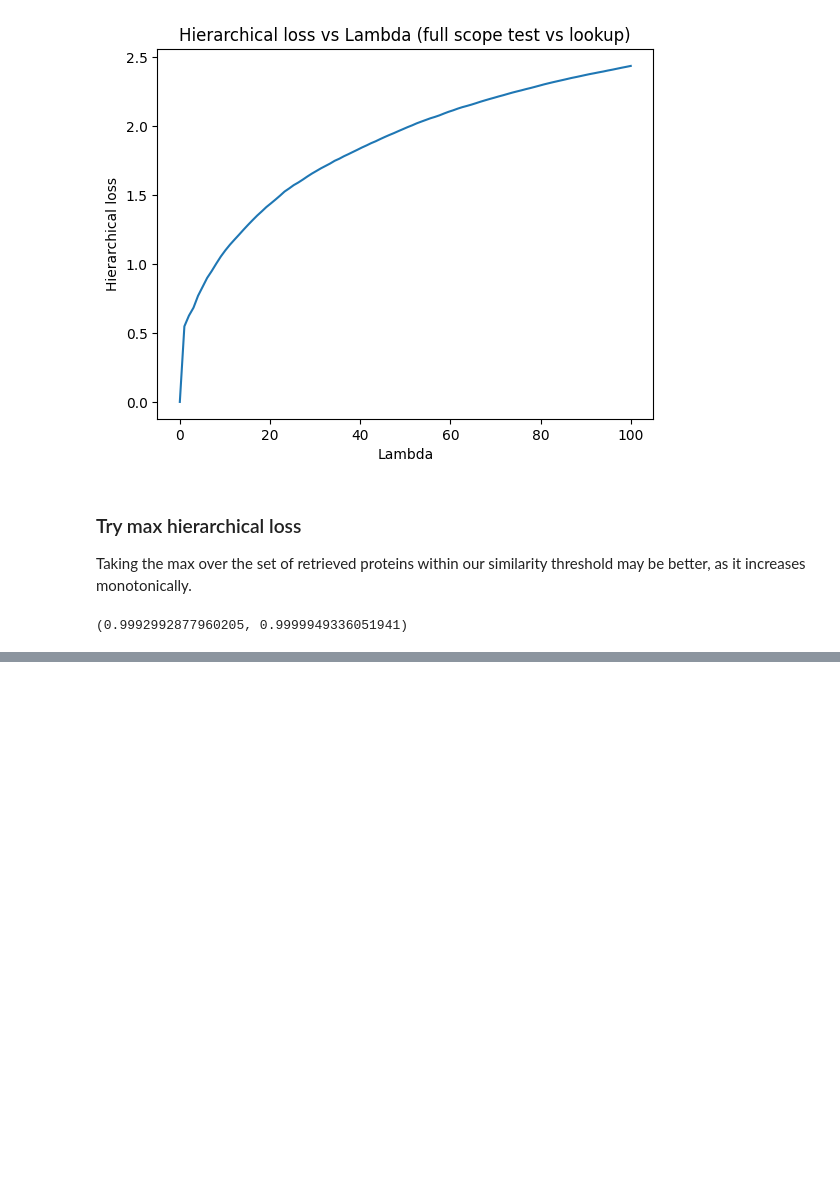
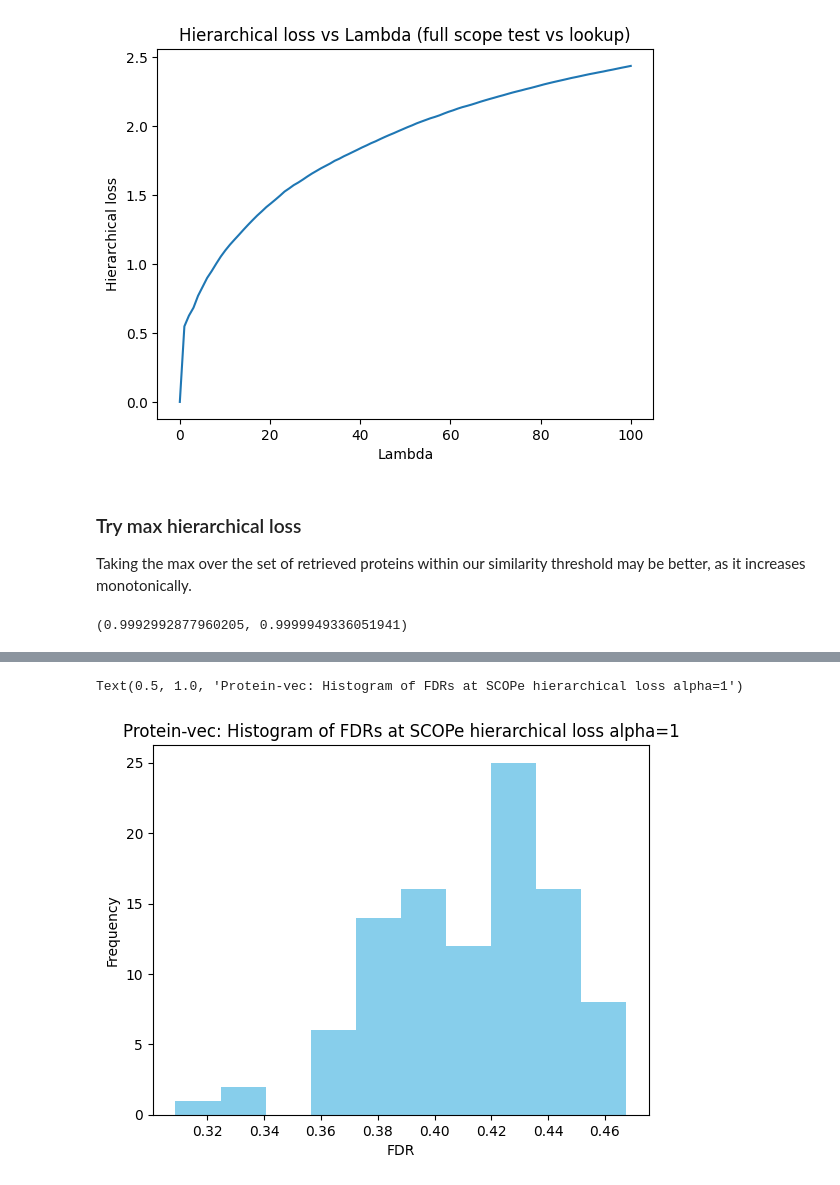
Before and after one commit to ronboger/conformal-protein-retrieval, a Jupyter notebook: scope/analyze_scope_hierarchical_loss_protein_vec.ipynb, the cells around one changed output, grey strips where cells are left out. Cells and saved outputs as stored; diff of their text form; code cells hidden in the pictures; blank space fills up the shorter version.

```diff
--- a/scope/analyze_scope_hierarchical_loss_protein_vec.ipynb
+++ b/scope/analyze_scope_hierarchical_loss_protein_vec.ipynb
@@ -175,0 +160,31 @@ plt.show()
+# %%
+from protein_conformal.util import *
+num_trials = 100
+risks = []
+losses = []
+tprs = []
+lhats = []
+fdr_cals = []
+
+alpha = 1 # max avg. loss we want (on average, each protein retrieved is at most divergent at the family level only)
+n_calib = 300 # NOTE: 380 calib, 20 test for DALI prefiltering calibration.
+for trial in range(num_trials):
+    # Randomly split data into calibration and test sets
+    np.random.shuffle(near_ids)
+    cal_data = near_ids[:n_calib]
+    test_data = near_ids[n_calib:]
+    lhat, _ = get_thresh_max_hierarchical(cal_data, x, alpha)
+    test_loss = get_hierarchical_max_loss(test_data, lhat)
+    X_cal, y_cal = get_sims_labels(cal_data, partial=False)
+    X_test, y_test_exact = get_sims_labels(test_data, partial=False)
+
+    lhats.append(lhat)
+    tprs.append(calculate_true_positives(X_test, y_test_exact, lhat))
+    risks.append(risk(X_test, y_test_exact, lhat))
+
+    losses.append(test_loss)
+
+    print(f'Trial {trial+1}: Lambda: {lhat:.2f}, Test loss: {test_loss:.2f}')
+
+    #error, fraction_inexact, error_partial, fraction_partial = validate_lhat(test_data, lhat)
+    #print(f'Trial {trial+1}: Ex&!Id/Ex: {error:.2f}, In/Id: {fraction_inexact:.2f}, Pa&!Id/Pa: {error_partial:.2f}, Pa&Id/Id: {fraction_partial:.2f}')
@@ -175,0 +209,9 @@ plt.show()
+# %%
+import matplotlib.pyplot as plt
+plt.hist(np.array(risks), label='Risk', color='skyblue')
+plt.xlabel('FDR')
+plt.ylabel('Frequency')
+plt.title(f'Protein-vec: Histogram of FDRs at SCOPe hierarchical loss alpha={alpha}')
+# %% [output]
+Text(0.5, 1.0, 'Protein-vec: Histogram of FDRs at SCOPe hierarchical loss alpha=1')
+[figure, added]
```
Also changed, not shown: parts of 30 cells of this notebook, 2 other files.
